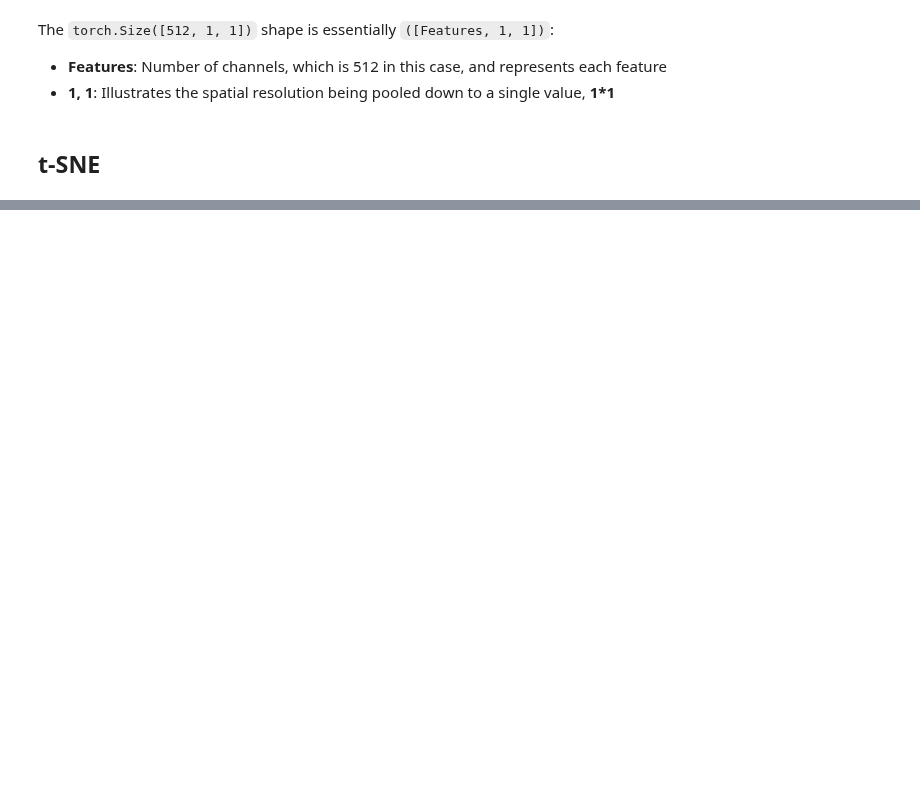
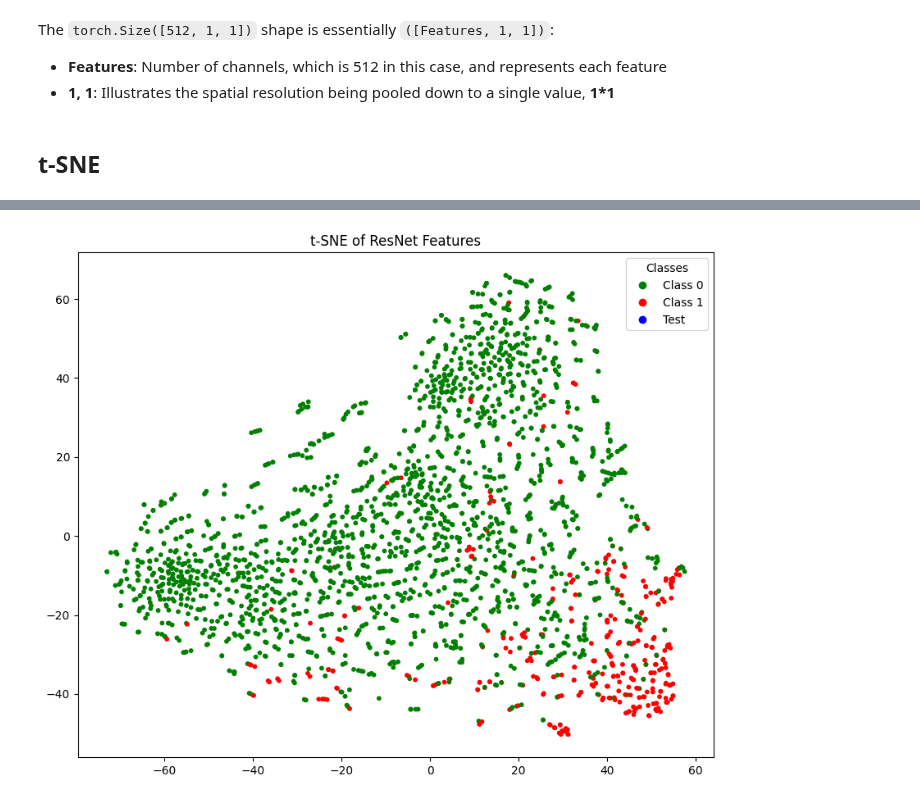
Before and after one commit to rafael-andre1/AI-for-Interstitial-Lung-Disease-Classification, a Jupyter notebook: 4 - modelDevelopment/4.2 - evalAsPatient/Part2 - aggregateFeatures.ipynb, the cells around one changed output, grey strips where cells are left out. Cells and saved outputs as stored; diff of their text form; code cells hidden in the pictures; blank space fills up the shorter version.

```diff
--- a/4 - modelDevelopment/4.2 - evalAsPatient/Part2 - aggregateFeatures.ipynb
+++ b/4 - modelDevelopment/4.2 - evalAsPatient/Part2 - aggregateFeatures.ipynb
@@ -459,0 +397,47 @@ RuntimeError: stack expects each tensor to be equal size, but got [512] at entry
+# %%
+def plotTSNE(train_val_features, train_val_labels, test_features=None, apply_pca=False):
+    X_train_val = torch.stack([f.view(-1) for f in train_val_features], dim=0).cpu().numpy()
+    y_train_val = np.array(train_val_labels)
+
+    if test_features:
+        # Associate to label == 2
+
+        X_test = torch.stack([f.view(-1) for f in test_features], dim=0).cpu().numpy()
+        y_test = np.full(len(X_test), 2)
+
+        # Combine for joint t-SNE
+        X = np.concatenate((X_train_val, X_test), axis=0)
+        y = np.concatenate((y_train_val, y_test), axis=0)
+
+    else: X, y = X_train_val, y_train_val
+
+    if apply_pca:
+        pca = PCA(n_components=50)
+        X = pca.fit_transform(X)
+
+    tsne = TSNE(n_components=2, perplexity=30, init='pca', learning_rate='auto')
+    X_embedded = tsne.fit_transform(X)
+
+    # Assign colors
+    colors = np.array([
+        'green' if label == 0 else
+        'red' if label == 1 else
+        'blue'
+        for label in y
+    ])
+
+    plt.figure(figsize=(10, 8))
+    plt.scatter(X_embedded[:, 0], X_embedded[:, 1], c=colors, s=10)
+
+    legend_elements = [
+        Line2D([0], [0], marker='o', color='w', label='Class 0', markerfacecolor='green', markersize=8),
+        Line2D([0], [0], marker='o', color='w', label='Class 1', markerfacecolor='red', markersize=8),
+        Line2D([0], [0], marker='o', color='w', label='Test', markerfacecolor='blue', markersize=8),
+    ]
+    plt.legend(handles=legend_elements, title="Classes")
+    plt.title("t-SNE of ResNet Features (with PCA)" if apply_pca else "t-SNE of ResNet Features")
+    plt.show()
+# %%
+plotTSNE(features_reshaped, labels)
+# %% [output]
+[figure, added]
```
Also changed, not shown: parts of 23 cells of this notebook, 1 other file.
